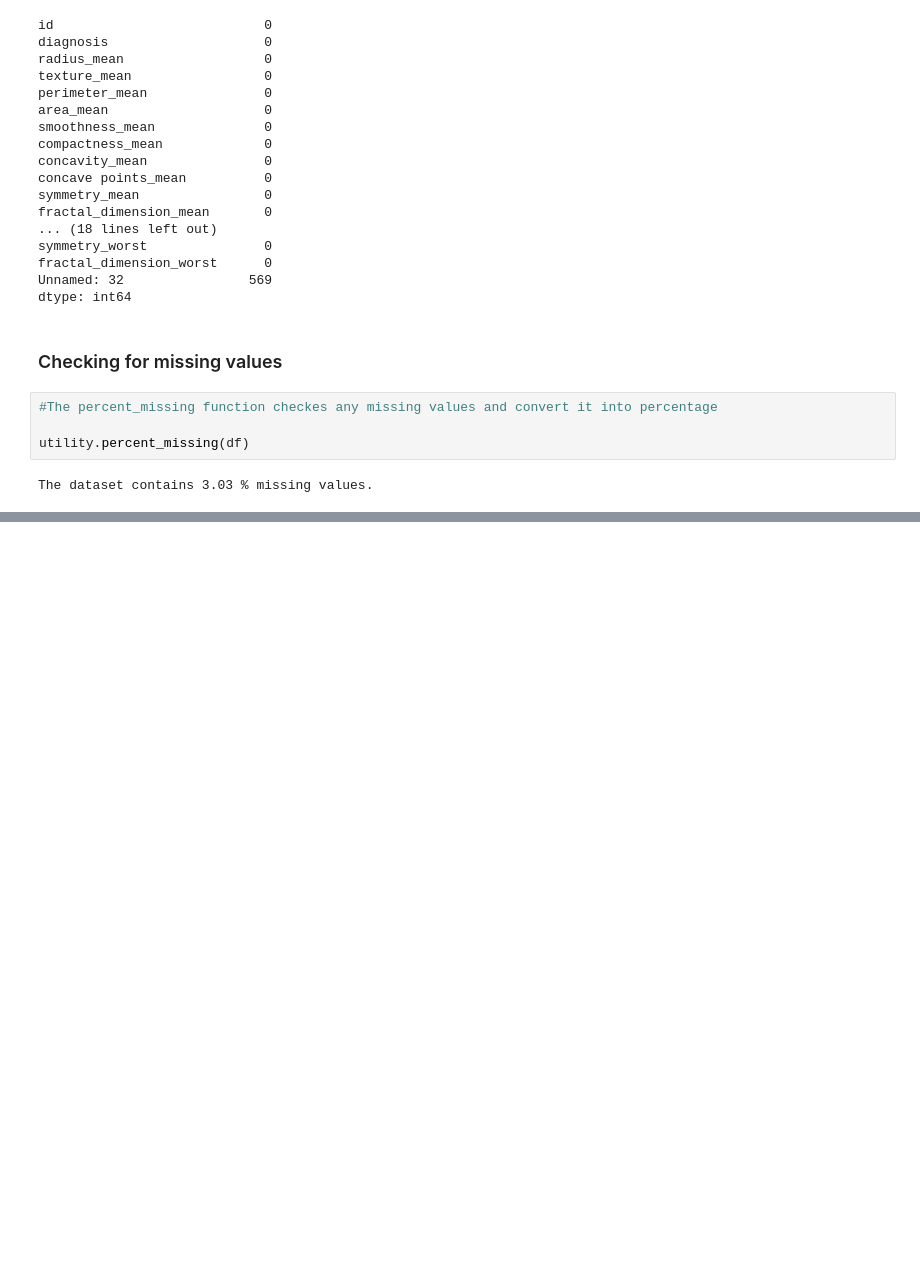
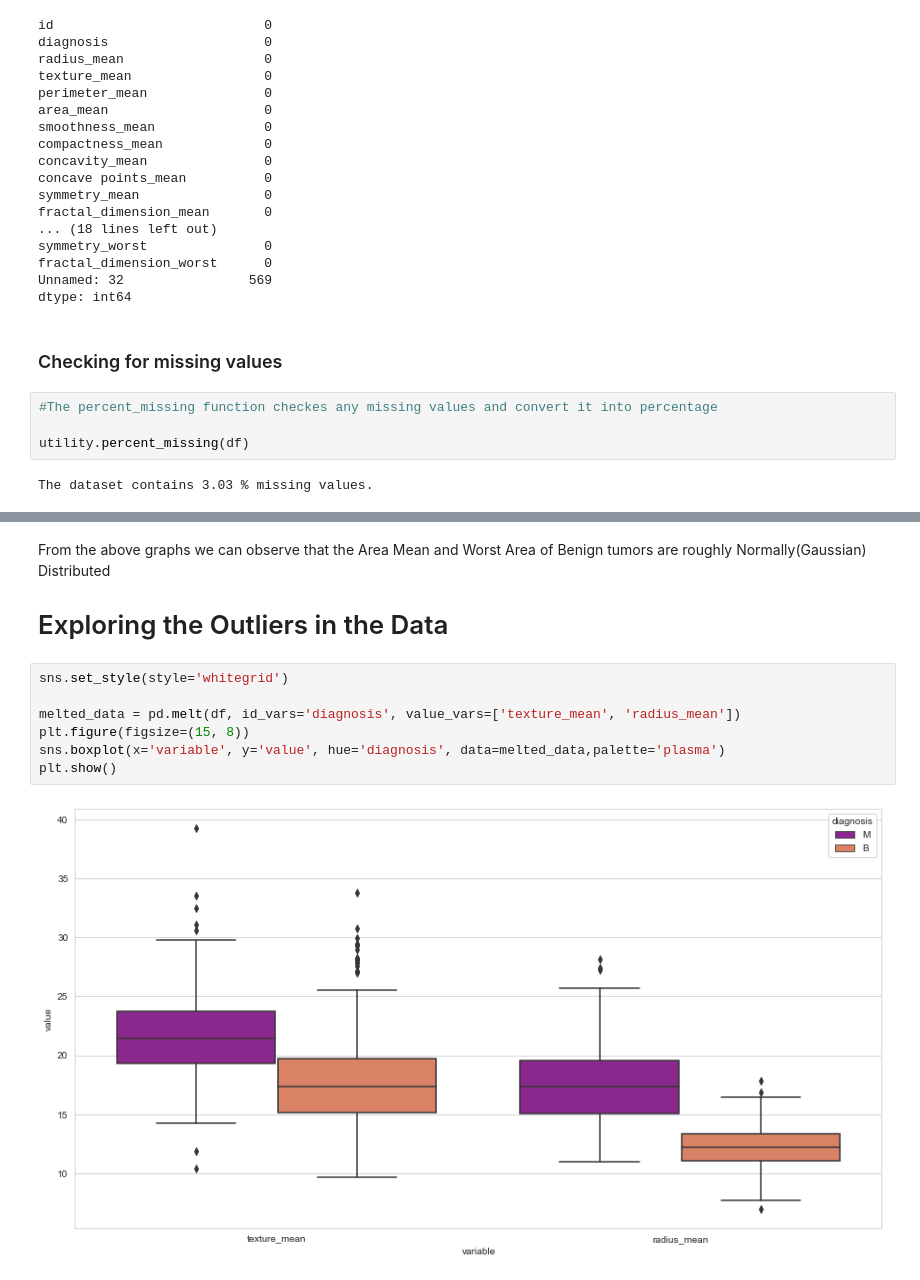
Before and after one commit to Casualty-Challenge/Breast_Cancer_Causality_Inference, a Jupyter notebook: notebooks/EDA.ipynb, the cells around one changed output, grey strips where cells are left out. Cells and saved outputs as stored; diff of their text form; blank space fills up the shorter version.

```diff
--- a/notebooks/EDA.ipynb
+++ b/notebooks/EDA.ipynb
@@ -155,0 +262,13 @@ The dataset contains 3.03 % missing values.
+# %% [markdown]
+From the above graphs we can observe that the Area Mean and Worst Area of Benign tumors are roughly Normally(Gaussian) Distributed
+
+# Exploring the Outliers in the Data
+# %%
+sns.set_style(style='whitegrid')
+
+melted_data = pd.melt(df, id_vars='diagnosis', value_vars=['texture_mean', 'radius_mean'])
+plt.figure(figsize=(15, 8))
+sns.boxplot(x='variable', y='value', hue='diagnosis', data=melted_data,palette='plasma')
+plt.show()
+# %% [output]
+[figure, added]
```
Also changed, not shown: parts of 13 cells of this notebook.
